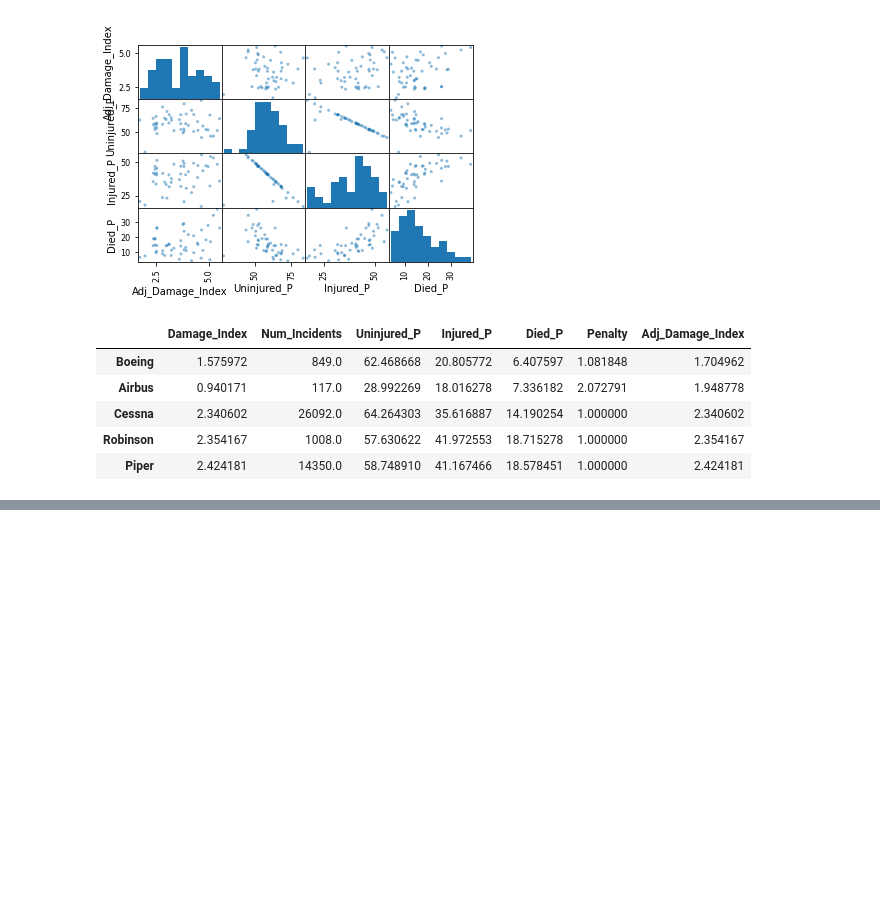
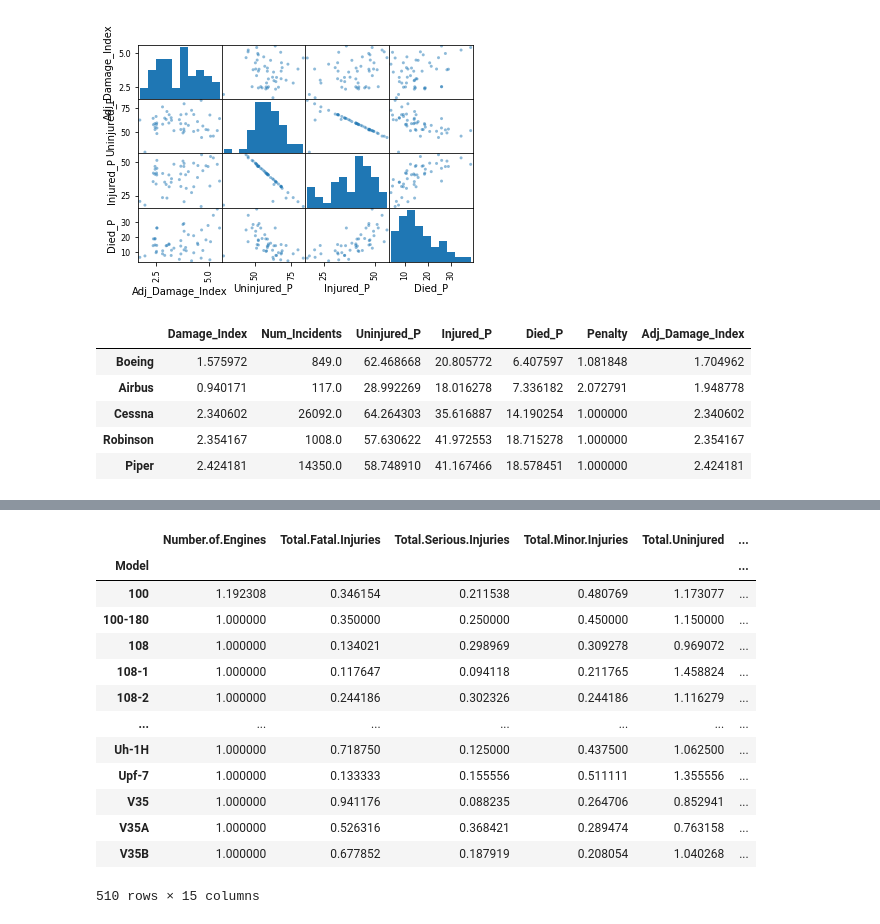
Before and after one commit to torederu/NTSB-Aviation-Analysis, a Jupyter notebook: eduardo/Analysis_priv.ipynb, the cells around one changed output, grey strips where cells are left out. Saved outputs shown, nothing was run; the diff lists cells and outputs as text; code cells hidden in the pictures; blank space fills up the shorter version.

```diff
--- a/eduardo/Analysis_priv.ipynb
+++ b/eduardo/Analysis_priv.ipynb
@@ -181,2 +255,19 @@ joint
 # %%
 joint.to_csv('priv_analyzed.csv')
+# %%
+joint.groupby('Model').mean(numeric_only=True)
+# %% [output]
+|  | Number.of.Engines | Total.Fatal.Injuries | Total.Serious.Injuries | Total.Minor.Injuries | Total.Uninjured | ... |
+| Model |  |  |  |  |  | ... |
+| 100 | 1.192308 | 0.346154 | 0.211538 | 0.480769 | 1.173077 | ... |
+| 100-180 | 1.000000 | 0.350000 | 0.250000 | 0.450000 | 1.150000 | ... |
+| 108 | 1.000000 | 0.134021 | 0.298969 | 0.309278 | 0.969072 | ... |
+| 108-1 | 1.000000 | 0.117647 | 0.094118 | 0.211765 | 1.458824 | ... |
+| 108-2 | 1.000000 | 0.244186 | 0.302326 | 0.244186 | 1.116279 | ... |
+| ... | ... | ... | ... | ... | ... | ... |
+| Uh-1H | 1.000000 | 0.718750 | 0.125000 | 0.437500 | 1.062500 | ... |
+| Upf-7 | 1.000000 | 0.133333 | 0.155556 | 0.511111 | 1.355556 | ... |
+| V35 | 1.000000 | 0.941176 | 0.088235 | 0.264706 | 0.852941 | ... |
+| V35A | 1.000000 | 0.526316 | 0.368421 | 0.289474 | 0.763158 | ... |
+| V35B | 1.000000 | 0.677852 | 0.187919 | 0.208054 | 1.040268 | ... |
+510 rows × 15 columns
```
Also changed, not shown: parts of 12 cells of this notebook, 1 other file.
